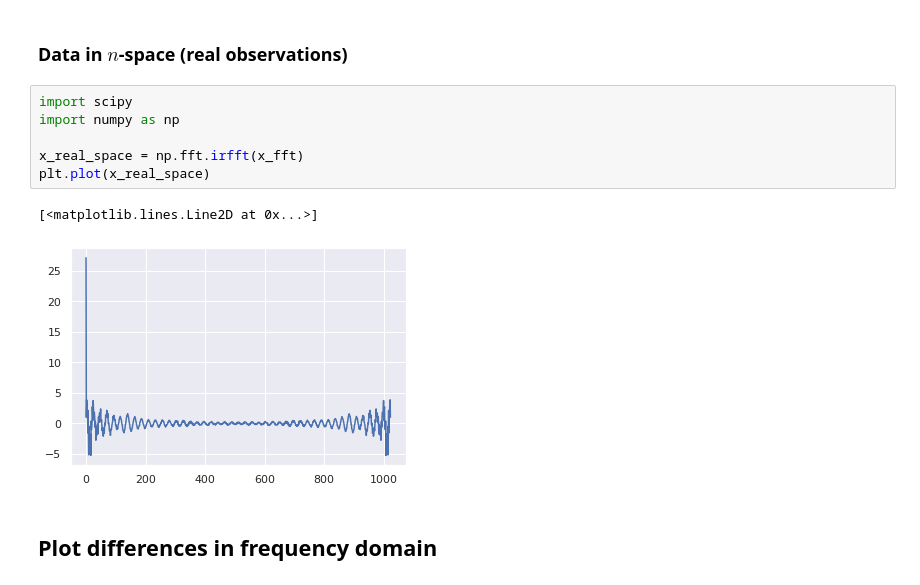
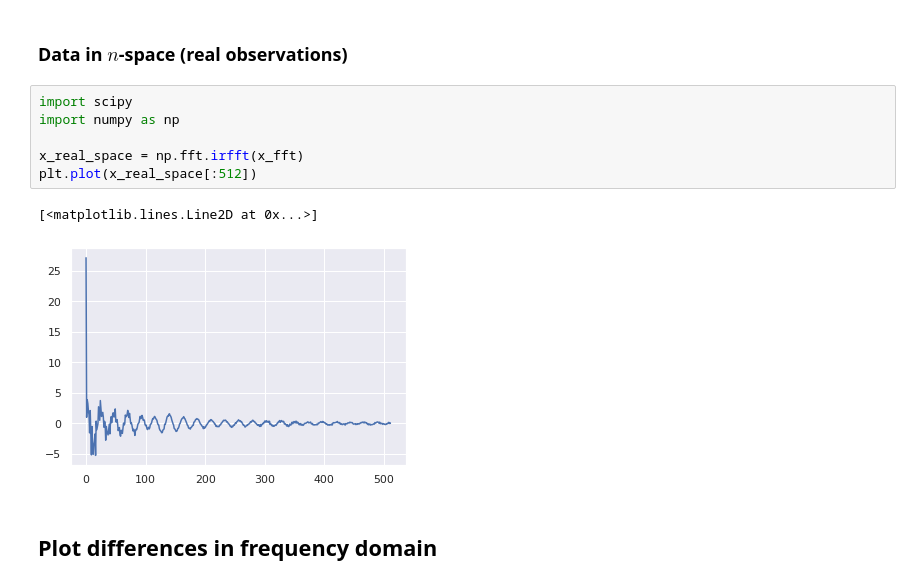
Before and after one commit to fedebotu/aichallenge-2022, a Jupyter notebook: notebooks/fede/0. Frequency Domain EDA.ipynb, the cells around one changed output. Drawn from its saved outputs; the diff is of its cells as text.

```diff
--- a/notebooks/fede/0. Frequency Domain EDA.ipynb
+++ b/notebooks/fede/0. Frequency Domain EDA.ipynb
@@ -39,12 +39,12 @@ plt.plot(x_fft)
 # %%
 import scipy
 import numpy as np
 
 x_real_space = np.fft.irfft(x_fft)
-plt.plot(x_real_space)
+plt.plot(x_real_space[:512])
 # %% [output]
 [<matplotlib.lines.Line2D at 0x...>]
-[figure, old version]
+[figure, new version]
 # %% [markdown]
 ## Plot differences in frequency domain
 # %%
```
Also changed, not shown: parts of 2 cells of this notebook, 12 other files.
